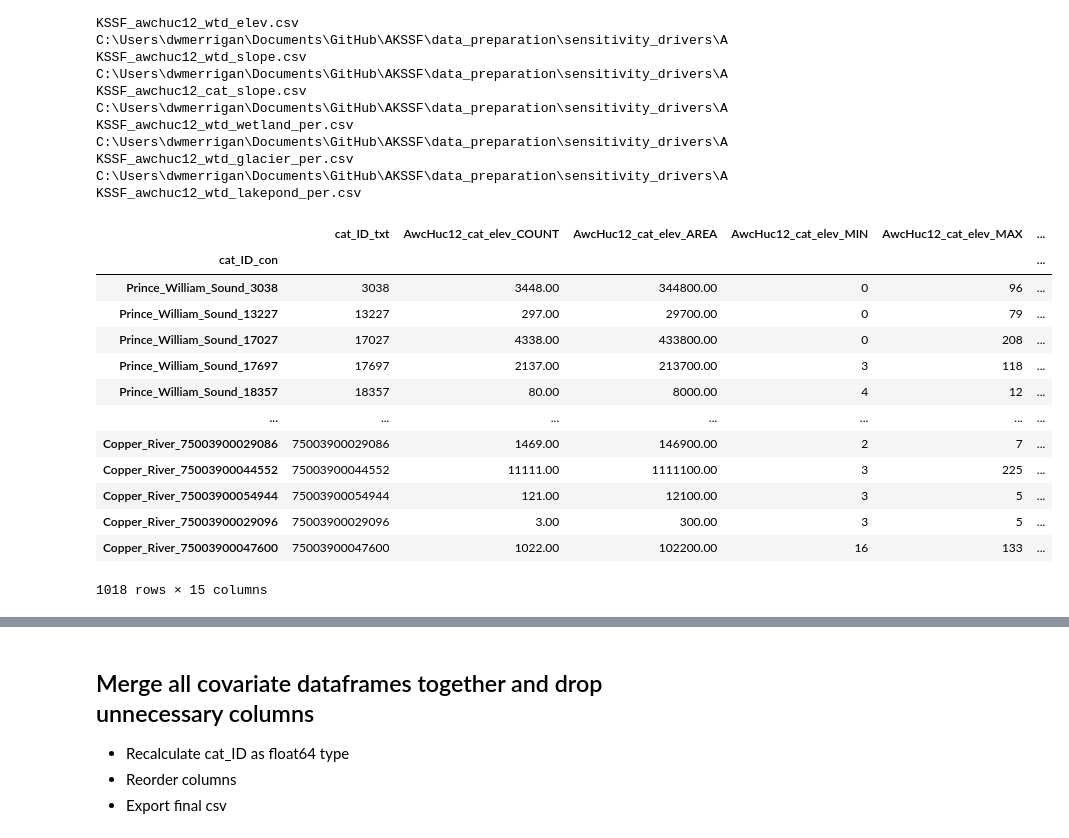
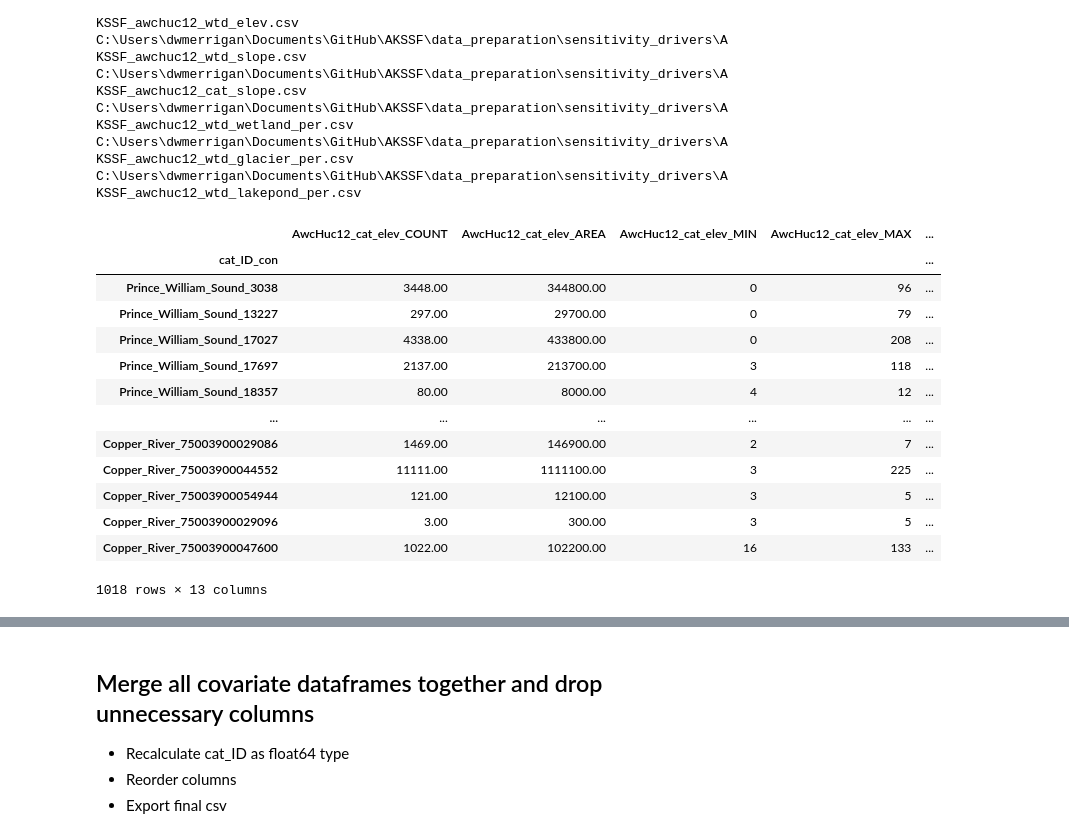
Before and after one commit to erinlarson/AKSSF, a Jupyter notebook: data_preparation/sensitivity_drivers/landcover/AKSSF_AWC_HUC12s_Covariates.ipynb, the cells around one changed output, grey strips where cells are left out. Saved outputs shown, nothing was run; the diff lists cells and outputs as text; code cells hidden in the pictures.

```diff
--- a/data_preparation/sensitivity_drivers/landcover/AKSSF_AWC_HUC12s_Covariates.ipynb
+++ b/data_preparation/sensitivity_drivers/landcover/AKSSF_AWC_HUC12s_Covariates.ipynb
@@ -2046,7 +2046,17 @@ Table exported...
 - Create Key value dictionary and use update cursor to rename fields.
 # %%
 
-# Table names/paths
+# Input table names/paths
+cat_elev_ztables = [t for t in arcpy.ListTables('*_NhdAwcH12_cats_ElevZstats')]
+cat_slope_ztables = [t for t in arcpy.ListTables('*_NhdAwcH12_cats_SlopeZstats')]
+wtd_elev_ztables = [t for t in arcpy.ListTables('*_NhdAwcH12_wtd_mer_ElevZstats')]
+wtd_slope_ztables = [t for t in arcpy.ListTables('*_NhdAwcH12_wtd_mer_SlopeZstats')]
+wtd_pernorth_taba_tables = [t for t in arcpy.ListTables('*_NhdAwcH12_wtd_mer_PerNorth')]
+wtd_wet_taba_tables = [t for t in arcpy.ListTables('*_NhdAwcH12_wtd_mer_PerWet')]
+wtd_glac_tabint_tables = [t for t in arcpy.ListTables('*_NhdAwcH12_wtd_mer_PerGlac')]
+wtd_lp_tabint_tables = [t for t in arcpy.ListTables('*_NhdAwcH12_wtd_mer_PerLakes')]
+
+# Output Table names/paths
 wtd_per_north_table_out = os.path.join(outgdb, 'AKSSF_awchuc12_wtd_north_per')
 cat_elev_table_out = os.path.join(outgdb,'AKSSF_awchuc12_cat_elev')
 cat_slope_table_out = os.path.join(outgdb,'AKSSF_awchuc12_cat_slope')
@@ -2192,30 +2202,30 @@ dfs = []
 # %%
 # Make catchment elev df
 cat_df = pd.DataFrame()
 cat_field_list = []
 for field in arcpy.ListFields(cat_elev):
     cat_field_list.append(field.name)
 cat_elev_arr = arcpy.da.TableToNumPyArray(cat_elev,cat_field_list)
 cat_df = pd.DataFrame(cat_elev_arr)
-cat_df = cat_df.drop(["OBJECTID","AwcHuc12_cat_elev_ZONE_CODE"],axis=1)
+cat_df = cat_df.drop(["OBJECTID","AwcHuc12_cat_elev_ZONE_CODE","region","cat_ID_txt"],axis=1)
 cat_df = cat_df.set_index('cat_ID_con')
 dfs.append(cat_df)
 cat_df
 # %% [output]
-|  | cat_ID_txt | AwcHuc12_cat_elev_COUNT | AwcHuc12_cat_elev_AREA | AwcHuc12_cat_elev_MIN | AwcHuc12_cat_elev_MAX | ... |
-| cat_ID_con |  |  |  |  |  | ... |
-| Prince_William_Sound_3038 | 3038 | 3448.00 | 344800.00 | 0 | 96 | ... |
-| Prince_William_Sound_13227 | 13227 | 297.00 | 29700.00 | 0 | 79 | ... |
-| Prince_William_Sound_17027 | 17027 | 4338.00 | 433800.00 | 0 | 208 | ... |
-| Prince_William_Sound_17697 | 17697 | 2137.00 | 213700.00 | 3 | 118 | ... |
-| Prince_William_Sound_18357 | 18357 | 80.00 | 8000.00 | 4 | 12 | ... |
-| ... | ... | ... | ... | ... | ... | ... |
-| Copper_River_75003900029086 | 75003900029086 | 1469.00 | 146900.00 | 2 | 7 | ... |
-| Copper_River_75003900044552 | 75003900044552 | 11111.00 | 1111100.00 | 3 | 225 | ... |
-| Copper_River_75003900054944 | 75003900054944 | 121.00 | 12100.00 | 3 | 5 | ... |
-| Copper_River_75003900029096 | 75003900029096 | 3.00 | 300.00 | 3 | 5 | ... |
-| Copper_River_75003900047600 | 75003900047600 | 1022.00 | 102200.00 | 16 | 133 | ... |
+|  | AwcHuc12_cat_elev_COUNT | AwcHuc12_cat_elev_AREA | AwcHuc12_cat_elev_MIN | AwcHuc12_cat_elev_MAX | ... |
+| cat_ID_con |  |  |  |  | ... |
+| Prince_William_Sound_3038 | 3448.00 | 344800.00 | 0 | 96 | ... |
+| Prince_William_Sound_13227 | 297.00 | 29700.00 | 0 | 79 | ... |
+| Prince_William_Sound_17027 | 4338.00 | 433800.00 | 0 | 208 | ... |
+| Prince_William_Sound_17697 | 2137.00 | 213700.00 | 3 | 118 | ... |
+| Prince_William_Sound_18357 | 80.00 | 8000.00 | 4 | 12 | ... |
+| ... | ... | ... | ... | ... | ... |
+| Copper_River_75003900029086 | 1469.00 | 146900.00 | 2 | 7 | ... |
+| Copper_River_75003900044552 | 11111.00 | 1111100.00 | 3 | 225 | ... |
+| Copper_River_75003900054944 | 121.00 | 12100.00 | 3 | 5 | ... |
+| Copper_River_75003900029096 | 3.00 | 300.00 | 3 | 5 | ... |
+| Copper_River_75003900047600 | 1022.00 | 102200.00 | 16 | 133 | ... |
-1018 rows × 15 columns
+1018 rows × 13 columns
 # %%
 # Make catchment slope df
 cat_sl_df = pd.DataFrame()
```
Also changed, not shown: parts of 12 cells of this notebook, 1 other file.
